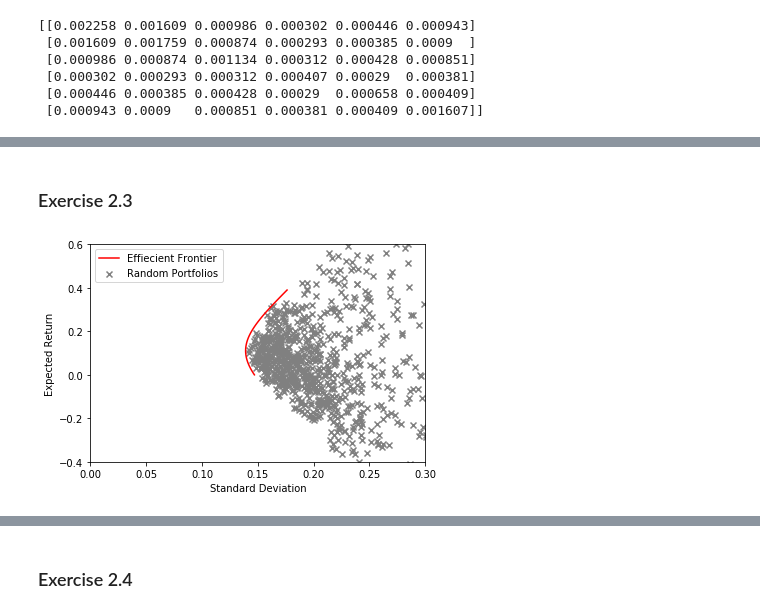
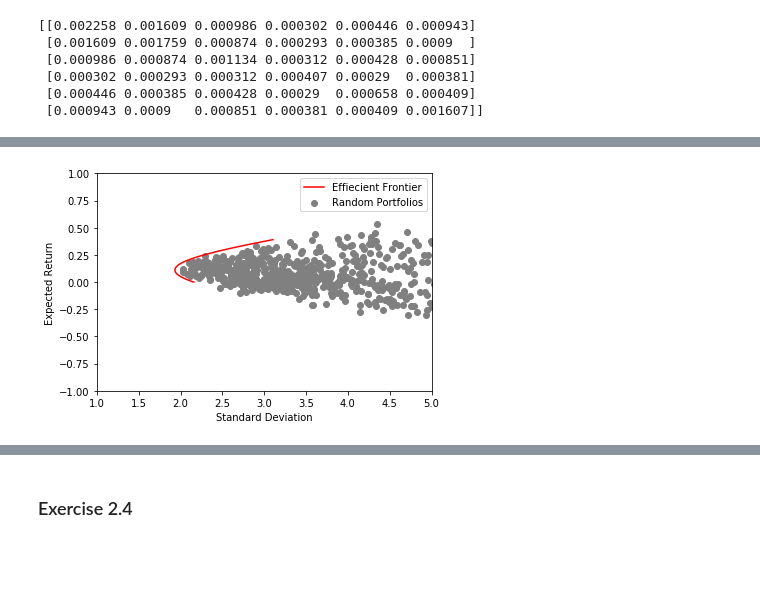
Before and after one commit to Luedman/Theory_of_Finance_Assignments, a Jupyter notebook: Assignmentv01.ipynb, the cells around one changed output, grey strips where cells are left out. Saved outputs shown, nothing was run; the diff lists cells and outputs as text; code cells hidden in the pictures; blank space fills up the shorter version.

```diff
--- a/Assignmentv01.ipynb
+++ b/Assignmentv01.ipynb
@@ -286,4 +286,10 @@ def portfolio_ret(w, expected_returns):
     return np.sum(expected_returns * w)*100
 
 def portfolio_vol(w, cov_mat):
-    return np.sqrt(np.dot(np.dot(w.T,cov_mat), w))
+    return np.dot(np.dot(w.T,cov_mat), w)*100**2
+
+def neg_sharpe_ratio(w, expected_returns, cov_mat, risk_free):
+    pstd = np.sqrt(portfolio_vol(w, cov_mat))
+    preturn = portfolio_ret(w, expected_returns)
+
+    return -(preturn - risk_free) / pstd
@@ -289,0 +336,17 @@ def portfolio_vol(w, cov_mat):
+# %%
+#Calculate random portfolios
+def random_portfolios(number, exp_ret, cov_mat):
+    #Random Portfolios (rp)
+    rp_ret = []
+    rp_std = []
+
+    for i in range(0,number):
+
+        #Choose Random weights and calculate repective mean return (rp_ret) and standard deviations (rp_std)
+        rn = np.random.normal(0,1,len(exp_ret))
+        rp_w = rn / np.sum(rn)
+
+        rp_ret.append(portfolio_ret(rp_w, exp_ret))
+        rp_std.append(np.sqrt(portfolio_vol(rp_w, cov_mat)))
+
+    return rp_ret, rp_std
@@ -307,2 +418,0 @@ def min_variance(ret, expected_returns, cov_mat, rf_rate = 0):
-# %% [markdown]
-### Exercise 2.3
@@ -349,20 +419,21 @@ def calc_efficient_fontier(exp_ret, cov_mat):
 # %%
-#Calculate Efficient Frontier, and 1000 Random Portfolios and plot them (with selected assets)
-sel_minvar_ret, sel_minvar_std, sel_minvar_wg, sel_rp_ret, sel_rp_std = calc_efficient_fontier(sel_expret, sel_covmat)
+#Calculate the MV Frontier for selected stocks
+sel_minvar_ret, sel_minvar_std, minvar_wg = mv_frontier(sel_expret, sel_covmat)
+sel_rp_ret, sel_rp_std = random_portfolios(1000, sel_expret, sel_covmat)
 # %%
-#Plot random portfolios and efficient frontier
-plt.scatter(sel_rp_std, sel_rp_ret, marker = 'x', color = 'grey', label = 'Random Portfolios' )
+#Plot the MV Frontier for selected stocks
+plt.scatter(sel_rp_std, sel_rp_ret, marker = 'o', color = 'grey', label = 'Random Portfolios')
 plt.plot(sel_minvar_std, sel_minvar_ret, color = 'red', label = 'Effiecient Frontier')
 
 plt.legend()
 
 axes = plt.gca()
-axes.set_xlim([0,0.3])
-axes.set_ylim([-0.4,0.6])
+axes.set_xlim([1,5])
+axes.set_ylim([-1,1])
 
 plt.xlabel('Standard Deviation')
 plt.ylabel('Expected Return')
 
 plt.show()
 # %% [output]
-[figure, old version]
+[figure, new version]
```
Also changed, not shown: parts of 13 cells of this notebook.
